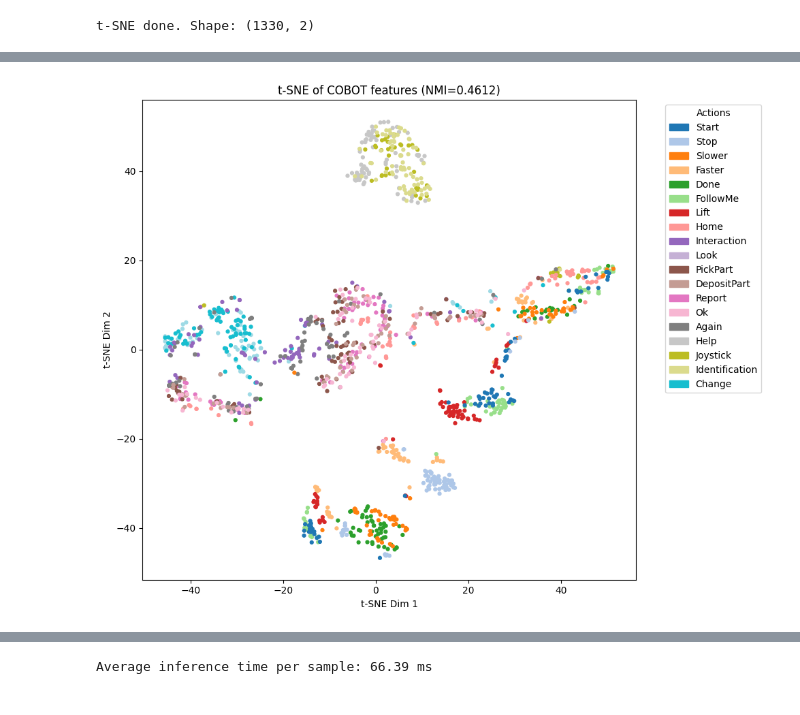
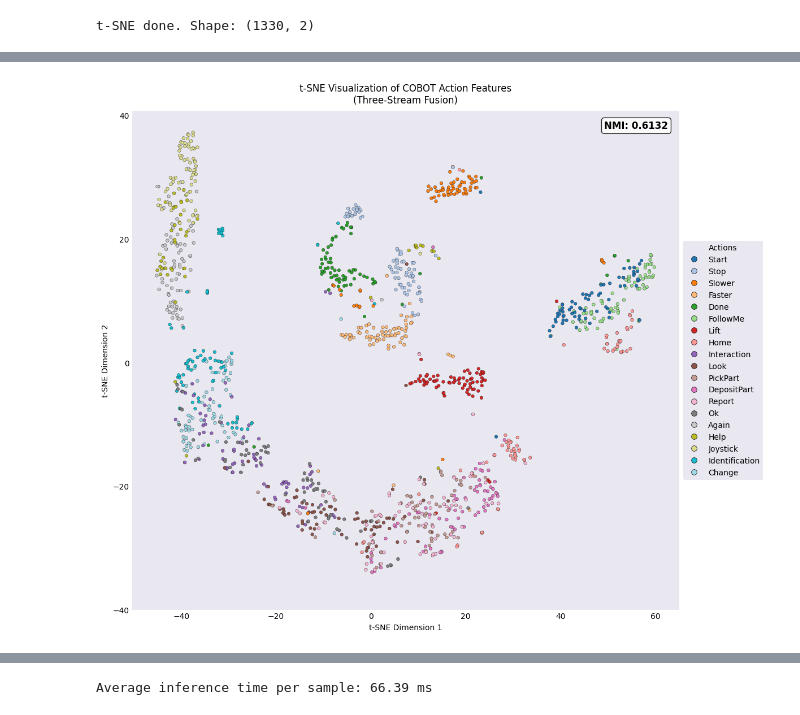
Before and after one commit to Haanhz/DDNet-AimCLR-v2-main, a Jupyter notebook: tsne_visual.ipynb, the cells around one changed output, grey strips where cells are left out. Saved outputs shown, nothing was run; the diff lists cells and outputs as text; code cells hidden in the pictures.

```diff
--- a/tsne_visual.ipynb
+++ b/tsne_visual.ipynb
@@ -19,7 +19,7 @@ labels_val = np.array(labels_val)
 import sys
 sys.path.append(r'D:\HaAnh\AimCLR-v2-main\net')
 # %%
-model_path = r'D:\HaAnh\AimCLR-v2-main\trial10_proj512_512_128_2BN_Newdata\linear\best_model.pt'
+model_path = r'D:\HaAnh\AimCLR-v2-main\trial10_proj512_512_128_2BN_Newdata\finetune\80%\best_model.pt'
 
 model_class = import_class('net.aimclr_v2_3views_2.AimCLR_v2_3views')
 model_args = {
@@ -120,7 +120,7 @@ features = []
 with torch.no_grad():
     for (batch,) in loader:
         batch = batch.to(device)
-        feat = model(None, batch, stream='all')
+        feat = feat_model(None, batch, stream='all')
         features.append(feat.cpu())
 
 features = torch.cat(features).numpy()
@@ -157,29 +145,98 @@ NMI Score: 0.4612
 # %%
+import numpy as np
 import matplotlib.pyplot as plt
-import matplotlib.patches as mpatches
+import matplotlib as mpl
 
-# Action names (the same order như labels_val)
+# Action names
 action_names = [
     'Start', 'Stop', 'Slower', 'Faster', 'Done', 'FollowMe',
     'Lift', 'Home', 'Interaction', 'Look', 'PickPart', 'DepositPart',
     'Report', 'Ok', 'Again', 'Help', 'Joystick', 'Identification', 'Change'
 ]
 
-plt.figure(figsize=(10,8))
+num_classes = len(action_names)
+
+# Colormap & norm
+colors = plt.cm.tab20(np.linspace(0, 1, num_classes))
+cmap = mpl.colors.ListedColormap(colors)
+norm = mpl.colors.BoundaryNorm(np.arange(-0.5, num_classes + 0.5, 1), cmap.N)
+
+fig, ax = plt.subplots(figsize=(12, 10))
+# Ẩn tick marks (gạch) nhưng vẫn hiện số
+ax.tick_params(axis='both', which='both', length=0)
+
+# ===== BACKGROUND =====
+bg_color = "#e9e7f0"
+ax.set_facecolor(bg_color)
+fig.patch.set_facecolor("white")
+
+# Remove outer black frame (axes spines)
+for spine in ax.spines.values():
+    spine.set_visible(False)
+# ======================
 
 # Scatter plot
-scatter = plt.scatter(features_2d[:,0], features_2d[:,1], c=labels_val, cmap='tab20', s=12)
+ax.scatter(
+    features_2d[:, 0], features_2d[:, 1],
+    c=labels_val,
+    cmap=cmap,
+    norm=norm,
+    s=16,
+    marker='o',
+    linewidths=0.25,
+    edgecolors='black'
+)
 
-# Create legend manually
-handles = []
-for i, name in enumerate(action_names):
-    handles.append(mpatches.Patch(color=plt.cm.tab20(i/19), label=name))
-plt.legend(handles=handles, bbox_to_anchor=(1.05, 1), loc='upper left', title="Actions")
+# Legend
+handles = [
+    mpl.lines.Line2D(
+        [0], [0],
+        marker='o',
+        linestyle='',
+        markersize=7,
+        markerfacecolor=colors[i],
+        markeredgecolor='black',
+        markeredgewidth=0.5,
+        label=name
+    )
+    for i, name in enumerate(action_names)
+]
 
-plt.title(f"t-SNE of COBOT features (NMI={nmi_score:.4f})")
-plt.xlabel("t-SNE Dim 1")
-plt.ylabel("t-SNE Dim 2")
+legend = ax.legend(
+    handles=handles,
+    title="Actions",
+    loc="center left",
+    bbox_to_anchor=(1, 0.5),
+    frameon=True        # PHẢI bật frame
+)
+
+# Match legend background with axes
+legend.get_frame().set_facecolor(bg_color)
+legend.get_frame().set_edgecolor("none")   # bỏ viền đen
+legend.get_frame().set_alpha(1.0)
+
+# NMI box (keep border for readability – can remove if needed)
+ax.text(
+    0.98, 0.98, f"NMI: {nmi_score:.4f}",
+    transform=ax.transAxes,
+    ha='right', va='top',
+    fontsize=12, weight='bold',
+    bbox=dict(
+        boxstyle="round,pad=0.3",
+        facecolor="white",
+        edgecolor="black",
+        alpha=0.85
+    )
+)
+
+ax.set_title(
+    "t-SNE Visualization of COBOT Action Features\n(Three-Stream Fusion)",
+    pad=10
+)
+ax.set_xlabel("t-SNE Dimension 1")
+ax.set_ylabel("t-SNE Dimension 2")
+ax.set_yticks(np.arange(-40, 41, 20))
 plt.tight_layout()
 plt.show()
 # %% [output]
-[figure, old version]
+[figure, new version]
```
Also changed, not shown: parts of 5 cells of this notebook, 40 other files.
